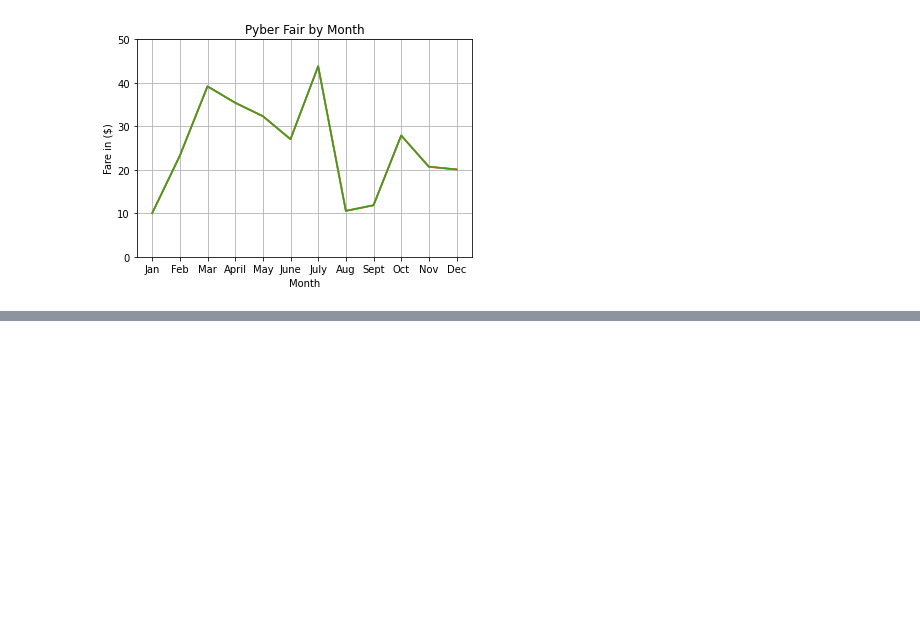
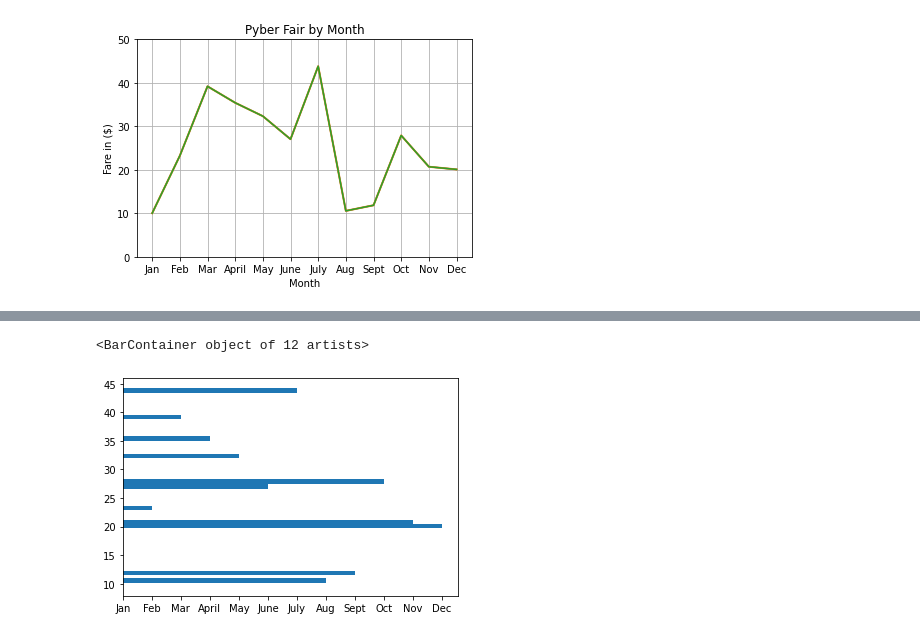
Before and after one commit to JSmith1826/PyBer_Analysis, a Jupyter notebook: matplotlab_practice.ipynb, the cells around one changed output, grey strips where cells are left out. Cells and saved outputs as stored; diff of their text form; code cells hidden in the pictures; blank space fills up the shorter version.

```diff
--- a/matplotlab_practice.ipynb
+++ b/matplotlab_practice.ipynb
@@ -115,0 +143,7 @@ ax.plot(x_axis, y_axis)
+# %%
+# Swapping the axises - completely useless for this type of data
+# Create the plot
+plt.barh(y_axis, x_axis)
+# %% [output]
+<BarContainer object of 12 artists>
+[figure, added]
```
Also changed, not shown: parts of 23 cells of this notebook, 3 other files.
